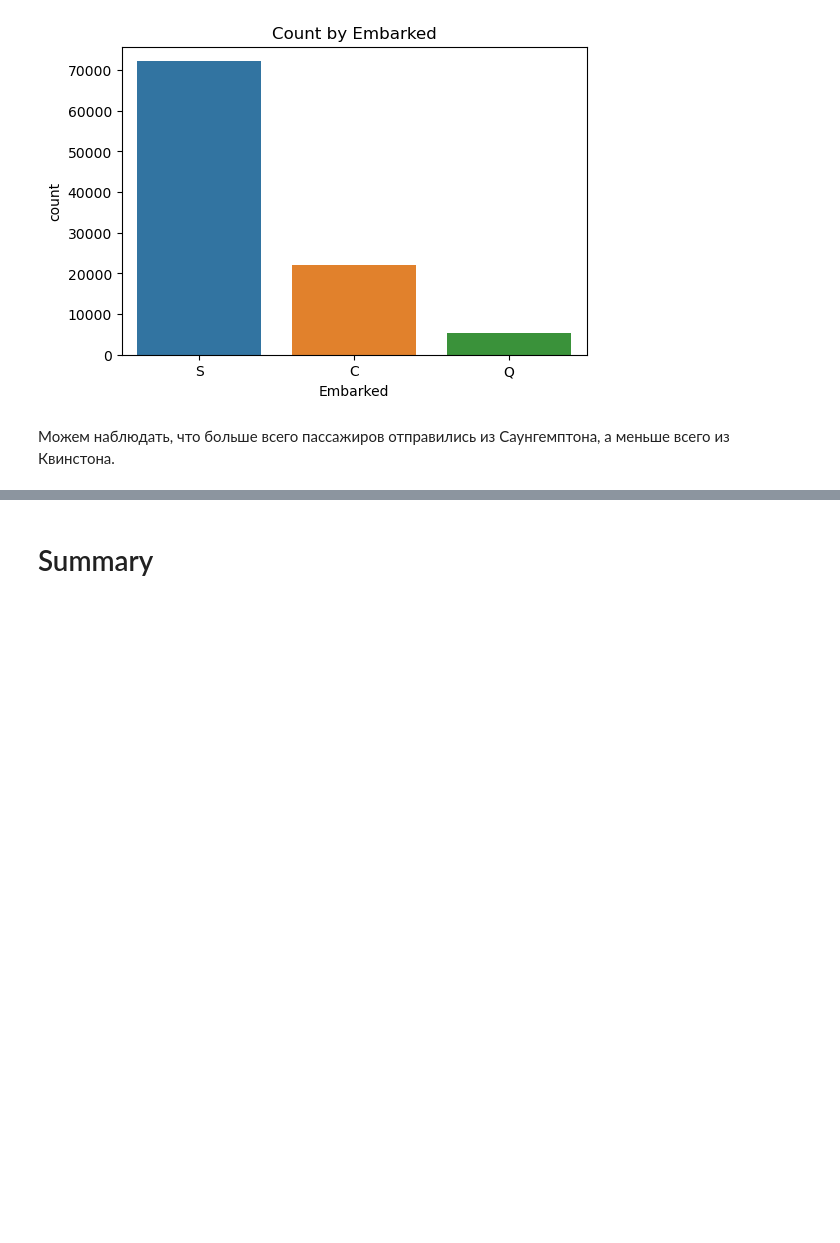
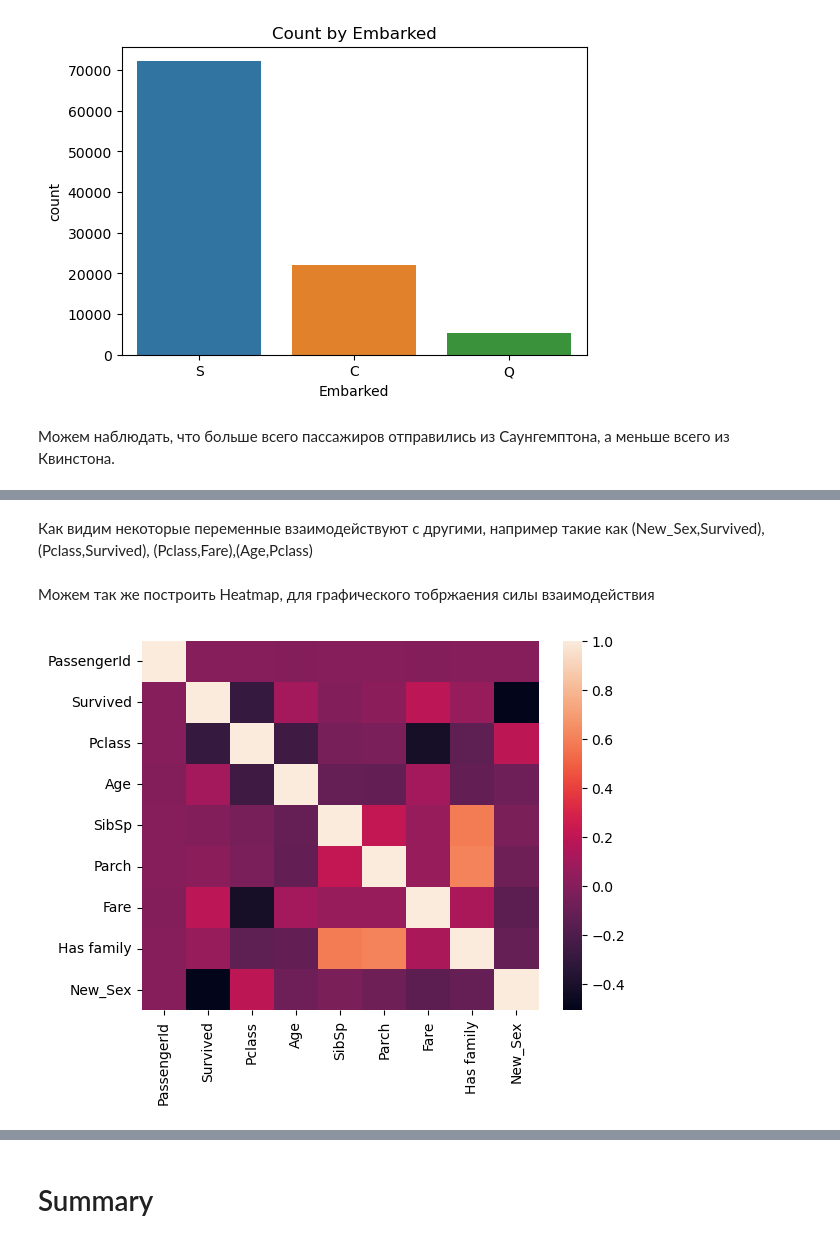
Before and after one commit to AlexeyZubar/second, a Jupyter notebook: eda.ipynb, the cells around one changed output, grey strips where cells are left out. Saved outputs shown, nothing was run; the diff lists cells and outputs as text; code cells hidden in the pictures; blank space fills up the shorter version.

```diff
--- a/eda.ipynb
+++ b/eda.ipynb
@@ -395,0 +469,9 @@ plt.show()
+# %% [markdown]
+Как видим некоторые переменные взаимодействуют с другими, например такие как (New_Sex,Survived), (Pclass,Survived),  (Pclass,Fare),(Age,Pclass)
+# %% [markdown]
+Можем так же построить Heatmap, для графического тобржаения силы взаимодействия
+# %%
+sns.heatmap(data_titanic.corr())
+plt.show()
+# %% [output]
+[figure, added]
```
Also changed, not shown: parts of 66 cells of this notebook.
